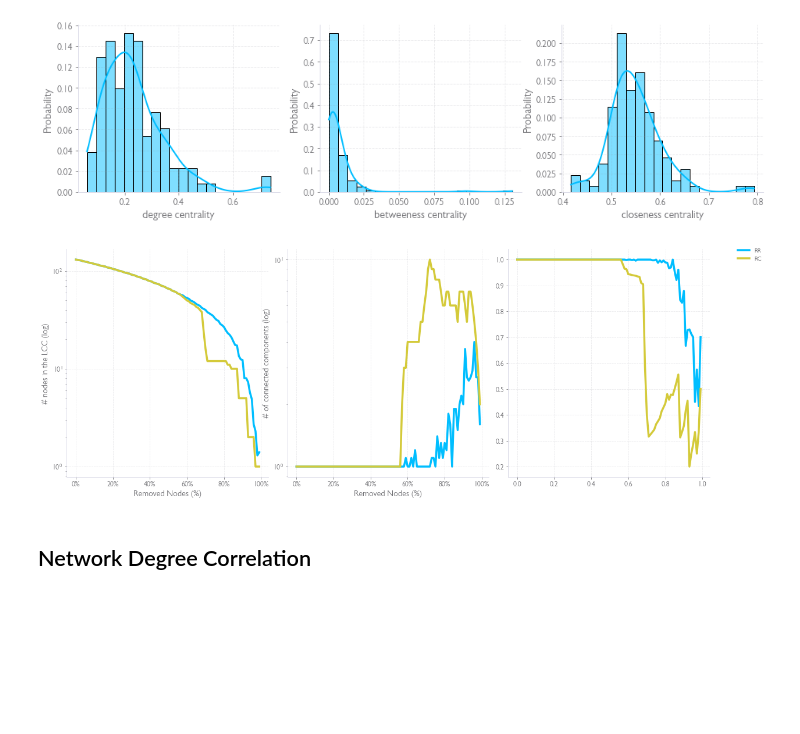
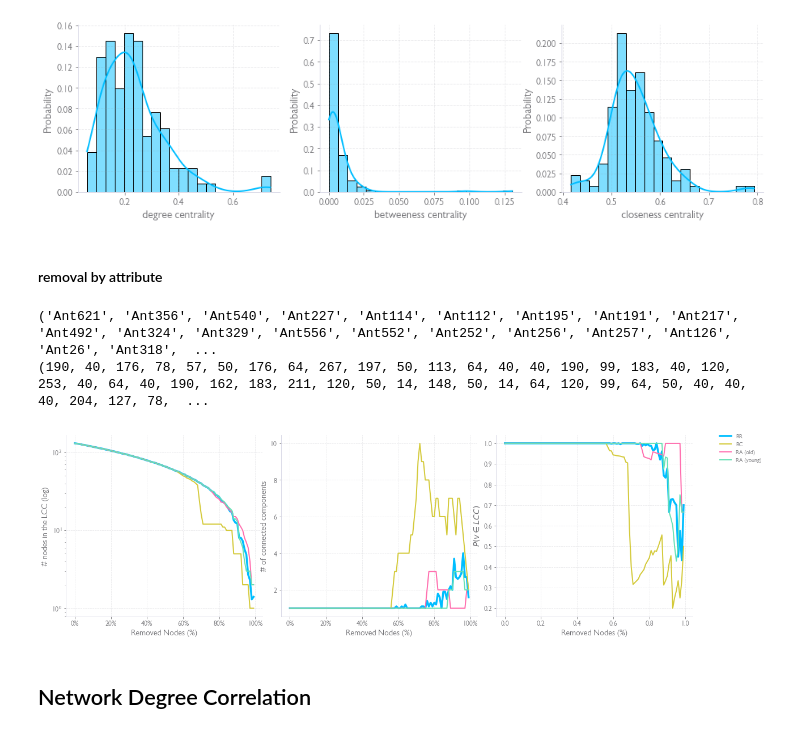
Before and after one commit to PRFina/AVRC-Ants-Colony-Complex-Network, a Jupyter notebook: Esame_AVRC.ipynb, the cells around one changed output. Cells and saved outputs as stored; diff of their text form; code cells hidden in the pictures; blank space fills up the shorter version.

```diff
--- a/Esame_AVRC.ipynb
+++ b/Esame_AVRC.ipynb
@@ -124,7 +124,7 @@ def read_colonies_files(path, prefix, exclude_colony_ids=[], timesteps_span=(-ma
     return colonies
 # %%
 # Caricamento delle reti
-colonies = read_colonies_files(network_data["path"], network_data["prefix"]) # it takes half minute to execute
+colonies = read_colonies_files(network_data["path"], network_data["prefix"], exclude_colony_ids=['col1','col3','col4','col5','col6']) # it takes half minute to execute
 # %% [markdown]
 L'intero dataset contiene 6 colonie. Ognuna di queste contiene 41 grafi, uno per ogni giorno di osservazione della colonia. La colonia 6 è l'unica a contentere 39 grafi (39 giorni di osservazione).
 
@@ -236,7 +236,7 @@ def highlight_nodes(G, nodes, color=(0.1,0.5,0.9,1.0), default_size=25):
 
 ants_lifespan = compute_ants_lifespan(Gs)
 # %%
-fig, ax = plt.subplots(1,1, figsize=(10,8))
+fig, ax = plt.subplots(1,1, figsize=(12,6))
 gp = plot_lifespan(ants_lifespan, ax=ax)
 
 figures['colony_survival_time'] = fig
@@ -879,8 +890,8 @@ for del_perc in del_percentages:
 
             collected_metrics[metric_name, model].append(np.mean(simulations)) # avg metric over sims
 # %%
-fig, axes = plt.subplots(1,3, figsize=(16,6))
-axes_dict = {'ncc': axes[1], 'nlcc': axes[0], 'p_inf':axes[2]}
+fig, axes = plt.subplots(1,3, figsize=(18,6))
+axes_dict = {'ncc': axes[1], 'nlcc': axes[0], 'p_inf': axes[2]}
 
 for metric, model in collected_metrics:
     values = collected_metrics[metric, model]
@@ -888,12 +899,14 @@ for metric, model in collected_metrics:
         axes_dict[metric].plot(del_percentages, values, linewidth=3.5, label=model)
     else:
         axes_dict[metric].plot(del_percentages, values, linestyle='--', label=model)
+    axes_dict[metric].xaxis.set_major_formatter(mpl.ticker.PercentFormatter(1.0))
+    if metric == 'nlcc':
+        dviz.set_axis(axes_dict[metric], xlabel='Removed Nodes (%)', ylabel=metric, log_scale=(False, True))
+    else:
+        dviz.set_axis(axes_dict[metric], xlabel='Removed Nodes (%)', ylabel=metric, log_scale=(False, False))
 
-dviz.add_legend(fig,axes, on_fig=True)
-axes[0].xaxis.set_major_formatter(mpl.ticker.PercentFormatter(1.0))
-axes[1].xaxis.set_major_formatter(mpl.ticker.PercentFormatter(1.0))
-dviz.set_axis(axes[1], xlabel='Removed Nodes (%)', ylabel='# of connected components', log_scale=(False, True))
-dviz.set_axis(axes[0], xlabel='Removed Nodes (%)', ylabel='# nodes in the LCC', log_scale=(False, True))
+dviz.add_legend(fig, axes, on_fig=True)
+
 
 figures['robusteness_analysis'] = fig
 # %% [output]
@@ -955,0 +967,2 @@ def remove_nodes_by_score(G, metric, remove_percent=.5, use_weight=False, most_h
+# %% [markdown]
+#### removal by attribute
@@ -956,5 +993,10 @@ def remove_nodes_by_score(G, metric, remove_percent=.5, use_weight=False, most_h
+# %%
+remove_nodes_by_attribute(G_network, 'age(days)',remove_percent=0.9)
+# %% [output]
+('Ant621', 'Ant356', 'Ant540', 'Ant227', 'Ant114', 'Ant112', 'Ant195', 'Ant191', 'Ant217', 'Ant492', 'Ant324', 'Ant329', 'Ant556', 'Ant552', 'Ant252', 'Ant256', 'Ant257', 'Ant126', 'Ant26', 'Ant318',  ...
+(190, 40, 176, 78, 57, 50, 176, 64, 267, 197, 50, 113, 64, 40, 40, 190, 99, 183, 40, 120, 253, 40, 64, 40, 190, 162, 183, 211, 120, 50, 14, 148, 50, 14, 64, 120, 99, 64, 50, 40, 40, 40, 204, 127, 78,  ...
 # %%
-N_SIMS = 10
+N_SIMS = 50
 n_cc = []
 largest_cc = []
 
@@ -977,7 +1019,7 @@ metrics = [("nlcc", get_largest_component_size),
 # init dict
 #def simulate_robustness_removal(graph_models, metrics)
 collected_metrics = {}
-for model, metric in itertools.product(['RR','RC'], [metric for metric,_ in metrics]):
+for model, metric in itertools.product(['RR','RC','RA (old)', 'RA (young)'], [metric for metric,_ in metrics]):
     collected_metrics[(metric, model)] = []
 
 N_SIMS=10
@@ -998,24 +1040,33 @@ for del_perc in del_percentages:
             decimated_by_RC = remove_nodes_by_score(graph, nxa.centrality.degree_centrality, del_perc)
             metric_value = metric_func(decimated_by_RC)
             collected_metrics[metric_name, 'RC'].append(metric_value)
+
+            # Removal by attributes strategy
+            decimated_by_RA_oldest = remove_nodes_by_attribute(graph, 'age(days)', del_perc)
+            decimated_by_RA_youngest = remove_nodes_by_attribute(graph, 'age(days)', del_perc, oldest_first=False)
+            metric_value_oldest = metric_func(decimated_by_RA_oldest)
+            metric_value_youngest = metric_func(decimated_by_RA_youngest)
+            collected_metrics[metric_name, 'RA (old)'].append(metric_value_oldest)
+            collected_metrics[metric_name, 'RA (young)'].append(metric_value_youngest)
 # %%
-fig, axes = plt.subplots(1,3, figsize=(16,6))
+fig, axes = plt.subplots(1,3, figsize=(16,5))
 axes_dict = {'ncc': axes[1], 'nlcc': axes[0], 'p_inf':axes[2]}
 
 for metric, strategy in collected_metrics:
     values = collected_metrics[metric, strategy]
-    if model == 'empirical':
+    if strategy == 'RR':
         axes_dict[metric].plot(del_percentages, values, linewidth=3.5, label=strategy)
     else:
-        axes_dict[metric].plot(del_percentages, values, linestyle='--', label=strategy)
+        axes_dict[metric].plot(del_percentages, values, linestyle='-', label=strategy)
 
 dviz.add_legend(fig,axes, on_fig=True)
 axes[0].xaxis.set_major_formatter(mpl.ticker.PercentFormatter(1.0))
 axes[1].xaxis.set_major_formatter(mpl.ticker.PercentFormatter(1.0))
-dviz.set_axis(axes[1], xlabel='Removed Nodes (%)', ylabel='# of connected components', log_scale=(False, True))
-dviz.set_axis(axes[0], xlabel='Removed Nodes (%)', ylabel='# nodes in the LCC', log_scale=(False, True))
+dviz.set_axis(axes[1], xlabel='Removed Nodes (%)', ylabel='# of connected components', )
+dviz.set_axis(axes[0], xlabel='Removed Nodes (%)', ylabel='# nodes in the LCC',log_scale=(False, True))
+dviz.set_axis(axes[2], xlabel='Removed Nodes (%)', ylabel='$P(v \in LCC)$')
 # %% [output]
-[figure, old version]
+[figure, new version]
 # %% [markdown]
 ## Network Degree Correlation
 # %% [markdown]
```
Also changed, not shown: parts of 18 cells of this notebook, 24 other files.
